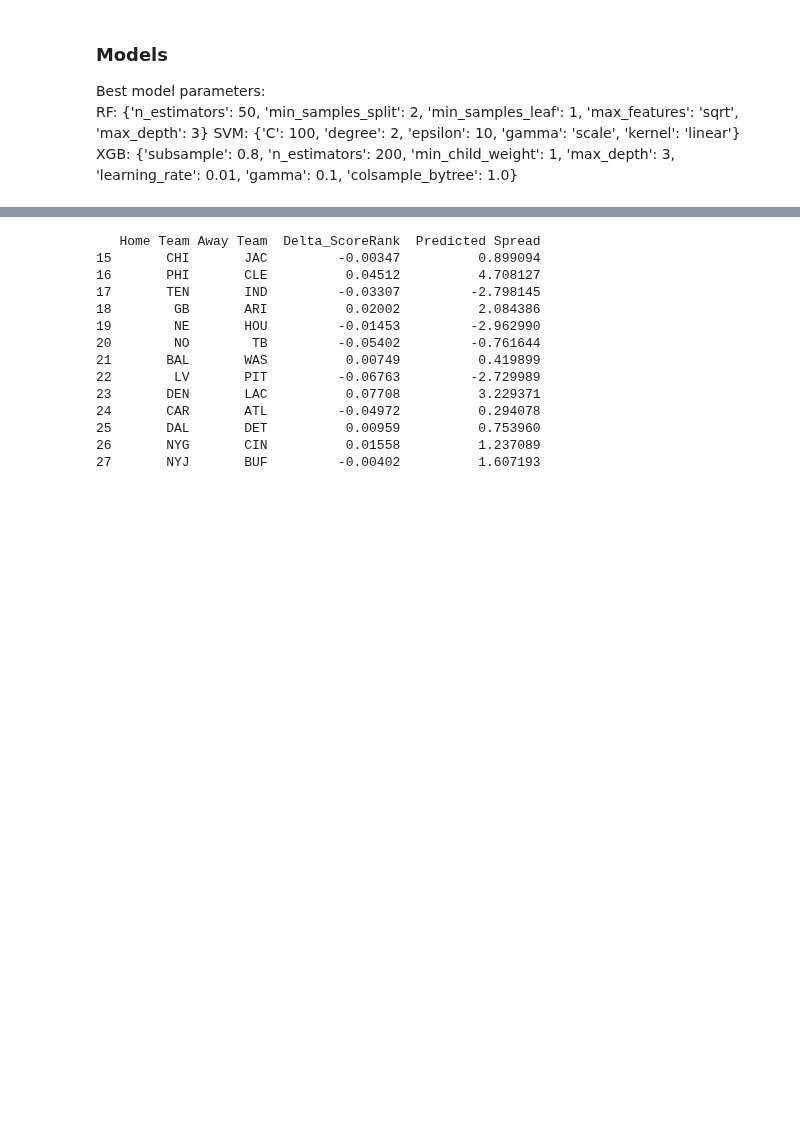
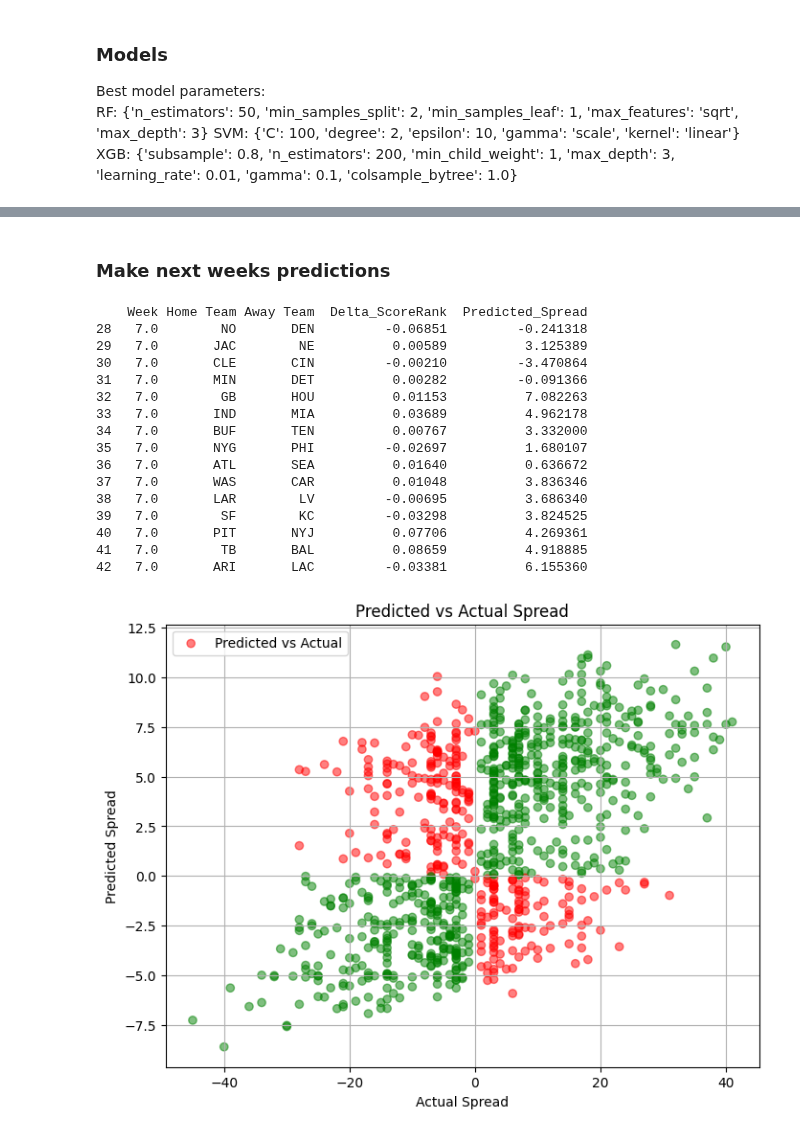
Before and after one commit to mseewaters/beatingtheodds, a Jupyter notebook: src/predictspread.ipynb, the cells around one changed output, grey strips where cells are left out. Saved outputs shown, nothing was run; the diff lists cells and outputs as text; code cells hidden in the pictures; blank space fills up the shorter version.

```diff
--- a/src/predictspread.ipynb
+++ b/src/predictspread.ipynb
@@ -791,3 +721,5 @@ BaselineAvg,Set 4,5,137.7901467232427,54.40414507772021
+# %% [markdown]
+### Make next weeks predictions
 # %%
 filtered_played = merged_played[merged_played['Delta_ScoreRank'].abs() > 0.02]
 
@@ -800,7 +732,7 @@ feature_columns = [
 
 # Select features and target variable
 X = filtered_played[feature_columns]
-y = filtered_played['Spread'].clip(-15, 15)
+y = filtered_played['Spread']
 
 # Define the model
 model = xgb.XGBRegressor(n_estimators=200, learning_rate=0.01, max_depth=3, gamma=0.1,
@@ -816,22 +748,41 @@ X_new = merged_upcoming[feature_columns]
 y_pred_new = model.predict(X_new)
 
 # Assign predictions to the merged_upcoming DataFrame (using .loc to avoid SettingWithCopyWarning)
-merged_upcoming.loc[:, 'Predicted Spread'] = y_pred_new
+merged_upcoming = merged_upcoming.assign(Predicted_Spread=y_pred_new)
 
 # Print the selected columns
-print(merged_upcoming[['Home Team', 'Away Team', 'Delta_ScoreRank', 'Predicted Spread']])
+print(merged_upcoming[['Week','Home Team', 'Away Team', 'Delta_ScoreRank', 'Predicted_Spread']])
 # %% [output]
-   Home Team Away Team  Delta_ScoreRank  Predicted Spread
-15       CHI       JAC         -0.00347          0.899094
-16       PHI       CLE          0.04512          4.708127
-17       TEN       IND         -0.03307         -2.798145
-18        GB       ARI          0.02002          2.084386
-19        NE       HOU         -0.01453         -2.962990
-20        NO        TB         -0.05402         -0.761644
-21       BAL       WAS          0.00749          0.419899
-22        LV       PIT         -0.06763         -2.729989
-23       DEN       LAC          0.07708          3.229371
-24       CAR       ATL         -0.04972          0.294078
-25       DAL       DET          0.00959          0.753960
-26       NYG       CIN          0.01558          1.237089
-27       NYJ       BUF         -0.00402          1.607193
+    Week Home Team Away Team  Delta_ScoreRank  Predicted_Spread
+28   7.0        NO       DEN         -0.06851         -0.241318
+29   7.0       JAC        NE          0.00589          3.125389
+30   7.0       CLE       CIN         -0.00210         -3.470864
+31   7.0       MIN       DET          0.00282         -0.091366
+32   7.0        GB       HOU          0.01153          7.082263
+33   7.0       IND       MIA          0.03689          4.962178
+34   7.0       BUF       TEN          0.00767          3.332000
+35   7.0       NYG       PHI         -0.02697          1.680107
+36   7.0       ATL       SEA          0.01640          0.636672
+37   7.0       WAS       CAR          0.01048          3.836346
+38   7.0       LAR        LV         -0.00695          3.686340
+39   7.0        SF        KC         -0.03298          3.824525
+40   7.0       PIT       NYJ          0.07706          4.269361
+41   7.0        TB       BAL          0.08659          4.918885
+42   7.0       ARI       LAC         -0.03381          6.155360
+# %%
+y_pred_fit = model.predict(X)
+
+
+colors = np.where((y > 0) & (y_pred_fit > 0) | (y < 0) & (y_pred_fit < 0), 'green', 'red')
+
+# Assuming y_pred_fit is already predicted and y contains actual values
+plt.figure(figsize=(8, 6))
+plt.scatter(y, y_pred_fit, alpha=0.5, c=colors, label='Predicted vs Actual')
+plt.xlabel('Actual Spread')
+plt.ylabel('Predicted Spread')
+plt.title('Predicted vs Actual Spread')
+plt.legend()
+plt.grid(True)
+plt.show()
+# %% [output]
+[figure, added]
```
Also changed, not shown: parts of 11 cells of this notebook, 5 other files.
